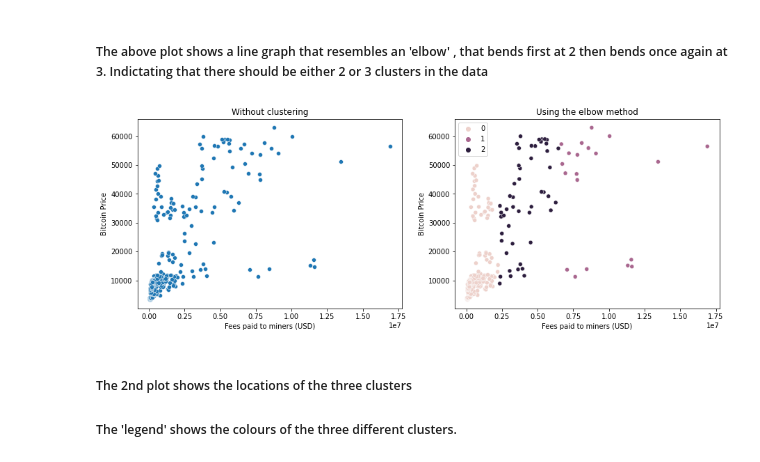
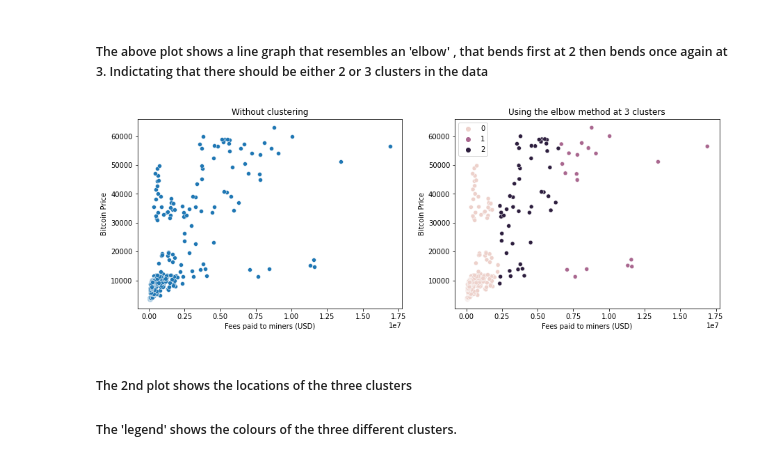
Before and after one commit to ShemarT099/CryptocurrencyAnalysis, a Jupyter notebook: beyondmachine-1.ipynb, the cells around one changed output. Cells and saved outputs as stored; diff of their text form; code cells hidden in the pictures.

```diff
--- a/beyondmachine-1.ipynb
+++ b/beyondmachine-1.ipynb
@@ -330,9 +330,9 @@ for i in range(1, 4):
 # %%
 fig, axes = plt.subplots(nrows=1, ncols=2, figsize=(15,5))
 sns.scatterplot(ax=axes[0], data=df, x='Fees paid to miners (USD)', y='Bitcoin Price').set_title('Without clustering')
-sns.scatterplot(ax=axes[1], data=df, x='Fees paid to miners (USD)', y='Bitcoin Price', hue=clustering.labels_).set_title('Using the elbow method');
+sns.scatterplot(ax=axes[1], data=df, x='Fees paid to miners (USD)', y='Bitcoin Price', hue=clustering.labels_).set_title('Using the elbow method at 3 clusters');
 # %% [output]
-[figure, old version]
+[figure, new version]
 # %% [markdown]
 ##### The 2nd plot shows the locations of the three clusters
 
```
Also changed, not shown: parts of 6 cells of this notebook.
